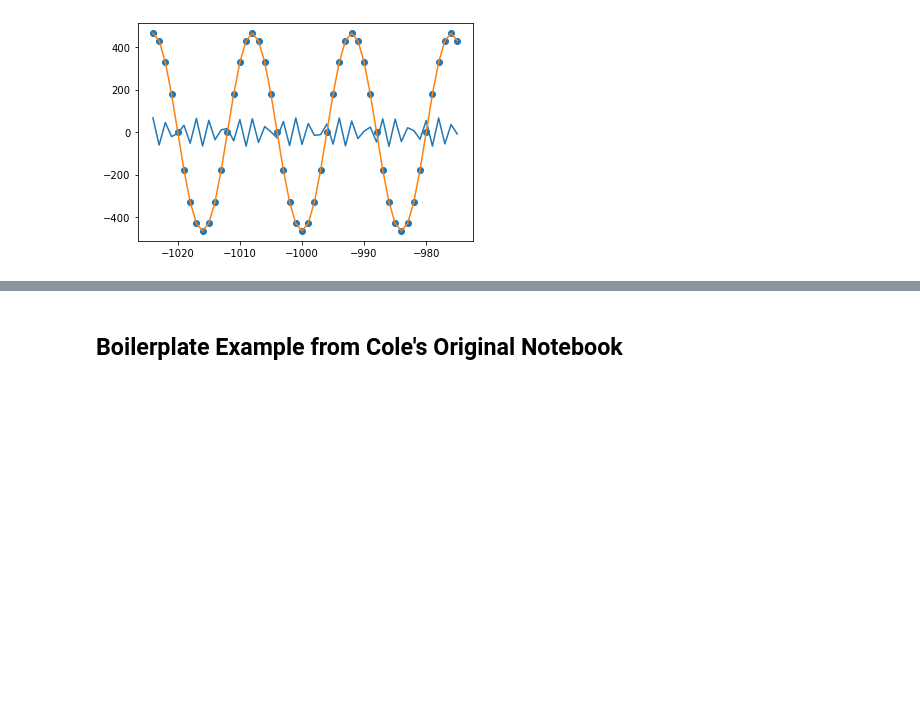
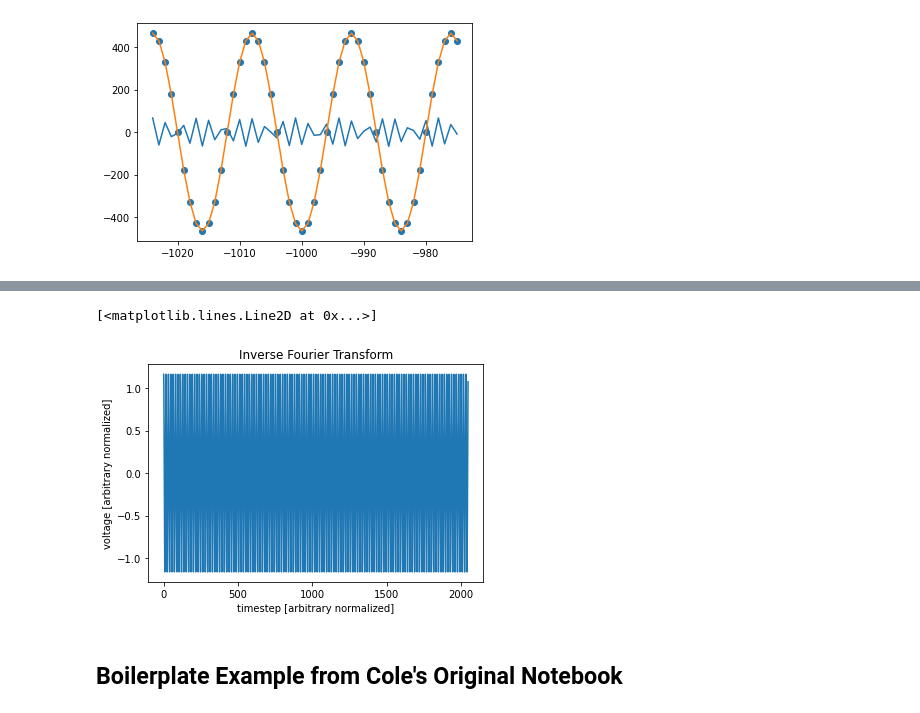
Before and after one commit to nolanylee/astro121lab, a Jupyter notebook: Sec_5_Better_Data.ipynb, the cells around one changed output, grey strips where cells are left out. Drawn from its saved outputs; the diff is of its cells as text; code cells hidden in the pictures; blank space fills up the shorter version.

```diff
--- a/Sec_5_Better_Data.ipynb
+++ b/Sec_5_Better_Data.ipynb
@@ -115,3 +117,12 @@ plt.plot(numpyacf)
+# %%
+plt.title('Inverse Fourier Transform')
+plt.xlabel('timestep [arbitrary normalized]')
+plt.ylabel('voltage [arbitrary normalized]')
+plt.plot(inv_pspec5[1] * (1/400))
+# plt.xlim(0, 100)
+# %% [output]
+[<matplotlib.lines.Line2D at 0x...>]
+[figure, added]
 # %% [markdown]
 ## Boilerplate Example from Cole's Original Notebook
 # %%
```
Also changed, not shown: parts of 9 cells of this notebook.
